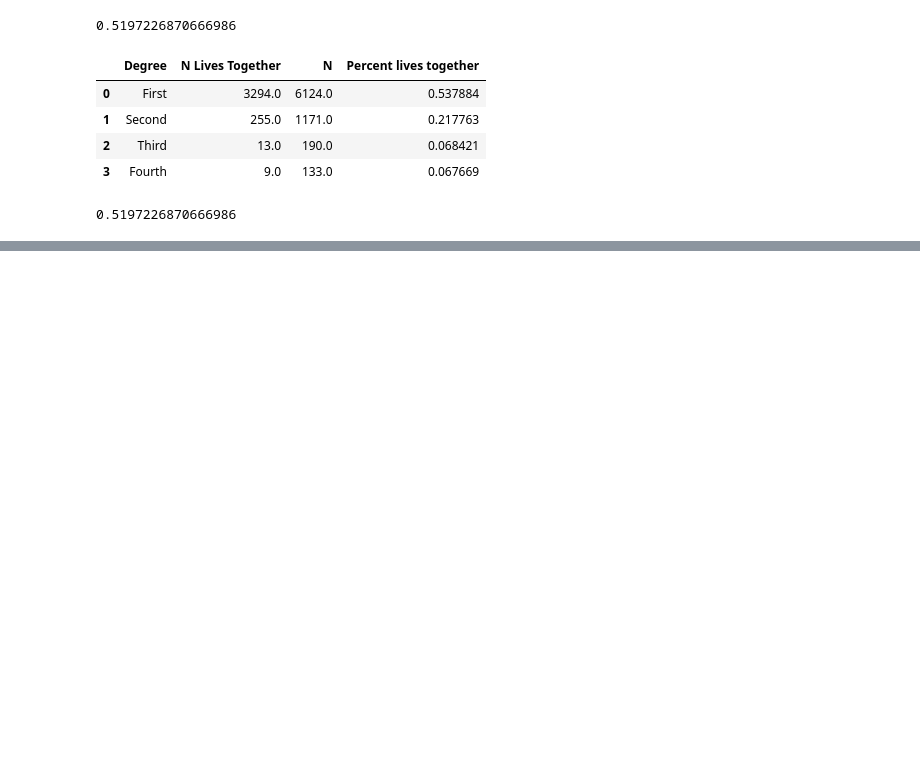
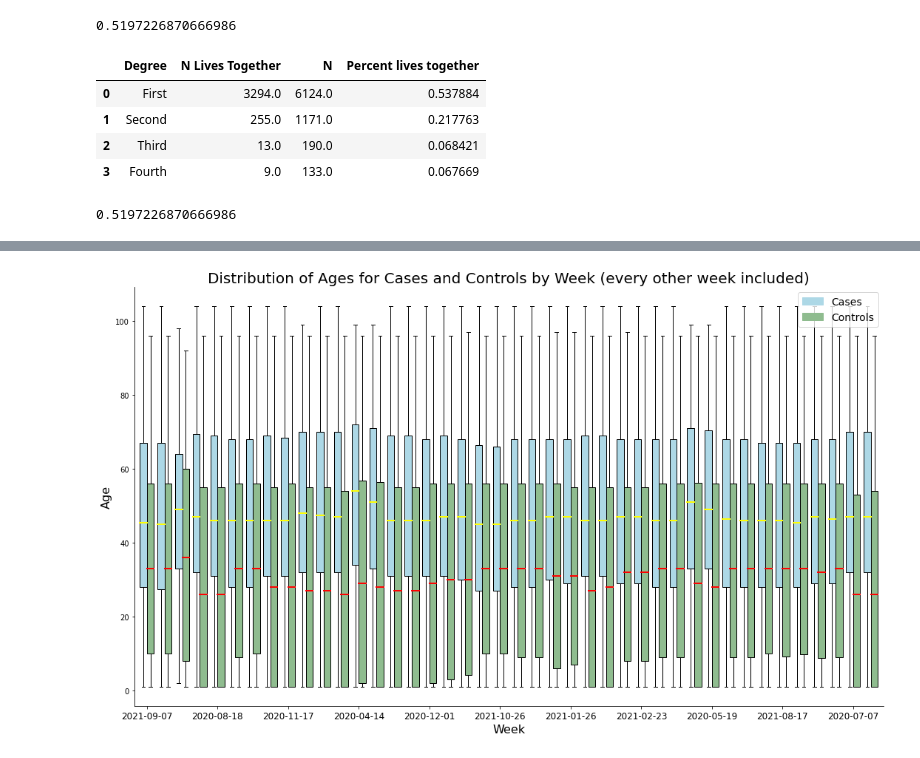
Before and after one commit to tatonetti-lab/covid-h2o, a Jupyter notebook: manuscript_demo_graphs.ipynb, the cells around one changed output, grey strips where cells are left out. Drawn from its saved outputs; the diff is of its cells as text; code cells hidden in the pictures; blank space fills up the shorter version.

```diff
--- a/manuscript_demo_graphs.ipynb
+++ b/manuscript_demo_graphs.ipynb
@@ -660,0 +790,58 @@ len( rel_limit_df[ rel_limit_df["bid"] == rel_limit_df["rel_bid"]]["ptid"].uniqu
+# %%
+import matplotlib.pyplot as plt
+import numpy as np
+import matplotlib.patches as mpatches
+
+# Graph box and whisker plot of ages per week for cases and controls to see why it changes over time
+weeks = list(cases.keys())[::2]  # Select every other week
+
+case_ages = [cases[week] for week in weeks]
+control_ages = [controls[week] for week in weeks]
+
+# Set the figure size
+plt.figure(figsize=(15, 9))
+
+# Calculate the positions for box plots
+case_positions = np.arange(len(weeks)) - 0.2
+control_positions = np.arange(len(weeks)) + 0.2
+
+# Create the box plot for cases
+case_box = plt.boxplot(case_ages, positions=case_positions, widths=0.4, patch_artist=True, boxprops=dict(facecolor='lightblue'))
+
+# Create the box plot for controls
+control_box = plt.boxplot(control_ages, positions=control_positions, widths=0.4, patch_artist=True, boxprops=dict(facecolor='darkseagreen'))
+
+
+
+# Customize the style of the median line
+for box in case_box['medians']:
+    box.set(color='yellow', linewidth=2)  # Change median line color and thickness
+
+for box in control_box['medians']:
+    box.set(color='red', linewidth=2)  # Change median line color and thickness
+
+
+
+# Add x-axis labels and title with increased font size
+plt.xlabel("Week", fontsize=16)
+plt.ylabel("Age", fontsize=16)
+plt.title("Distribution of Ages for Cases and Controls by Week (every other week included)", fontsize=20)
+
+
+# Set x-axis tick labels with every 4th label
+plt.xticks(range(0, len(weeks), 4), weeks[::4], fontsize=12)
+
+
+# Create custom legend
+cases_patch = mpatches.Patch(color='lightblue', label='Cases')
+controls_patch = mpatches.Patch(color='darkseagreen', label='Controls')
+plt.legend(handles=[cases_patch, controls_patch], fontsize=14, loc='upper right')
+
+# Remove top and right borders
+sns.despine()
+
+
+plt.tight_layout()
+plt.show()
+# %% [output]
+[figure, added]
```
Also changed, not shown: parts of 33 cells of this notebook.
